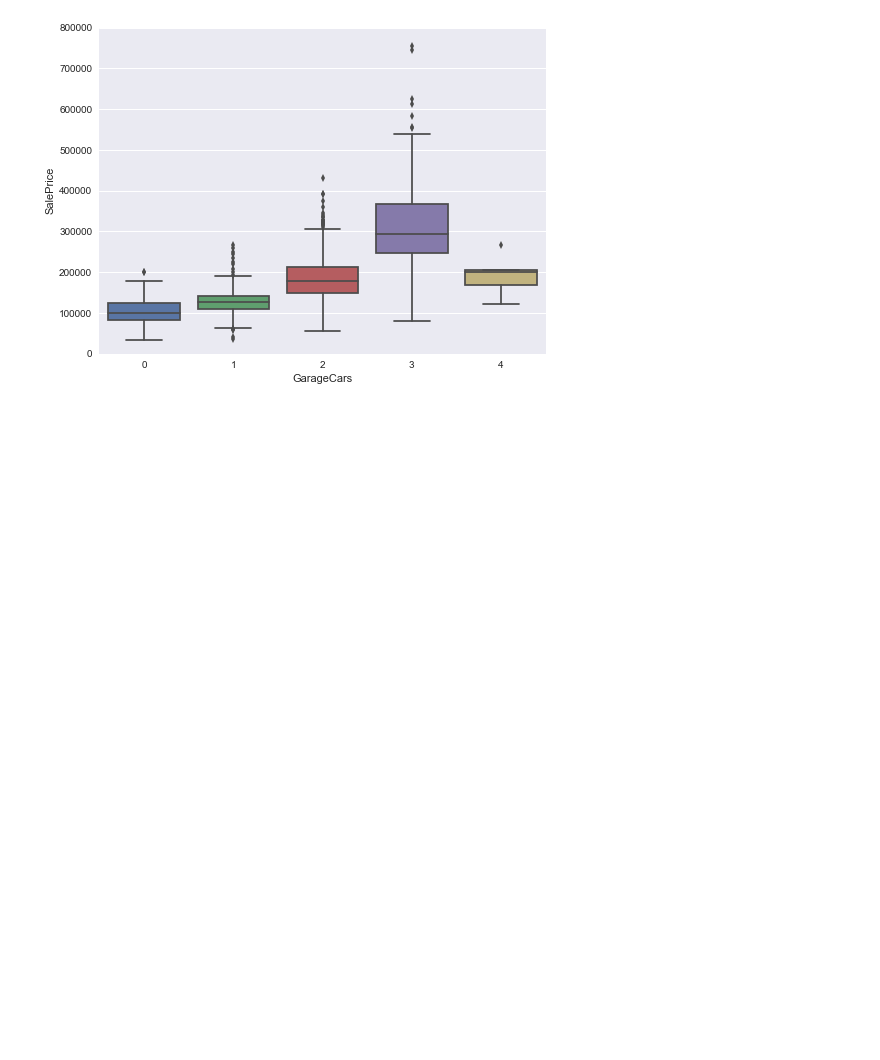
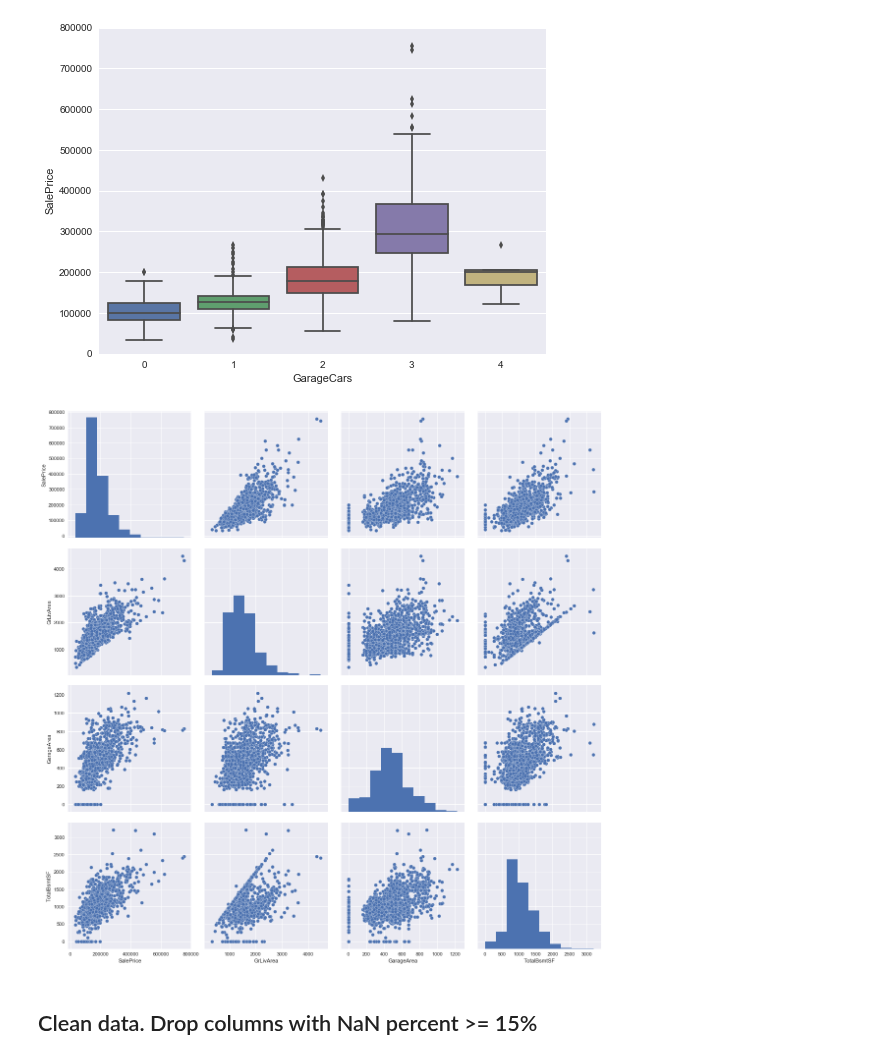
Before and after one commit to latuannetnam/kaggle, a Jupyter notebook: House Prices/House price analysis.ipynb, the cells around one changed output. Cells and saved outputs as stored; diff of their text form; code cells hidden in the pictures; blank space fills up the shorter version.

```diff
--- a/House Prices/House price analysis.ipynb
+++ b/House Prices/House price analysis.ipynb
@@ -179,3 +159,16 @@ fig = sns.boxplot(x=var, y="SalePrice", data=qual_data)
 fig.axis(ymin=0, ymax=800000);
 # %% [output]
 [figure]
+# %%
+#train_data.plot.scatter(x='GrLivArea', y='SalePrice')
+#train_data.plot.scatter(x='GarageArea', y='SalePrice')
+#train_data.plot.scatter(x='TotalBsmtSF', y='SalePrice')
+#scatterplot
+sns.set()
+cols = ['SalePrice', 'GrLivArea','GarageArea', 'TotalBsmtSF']
+sns.pairplot(train_data[cols], size = 4)
+plt.show();
+# %% [output]
+[figure, added]
+# %% [markdown]
+## Clean data. Drop columns with NaN percent >= 15%
```
Also changed, not shown: parts of 14 cells of this notebook.
